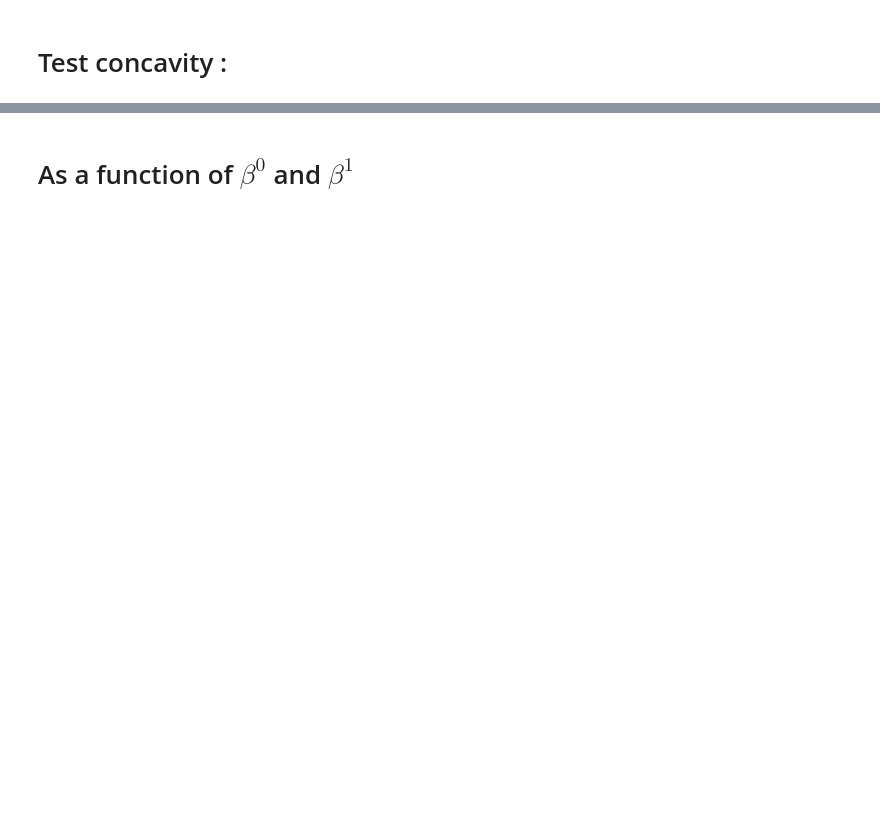
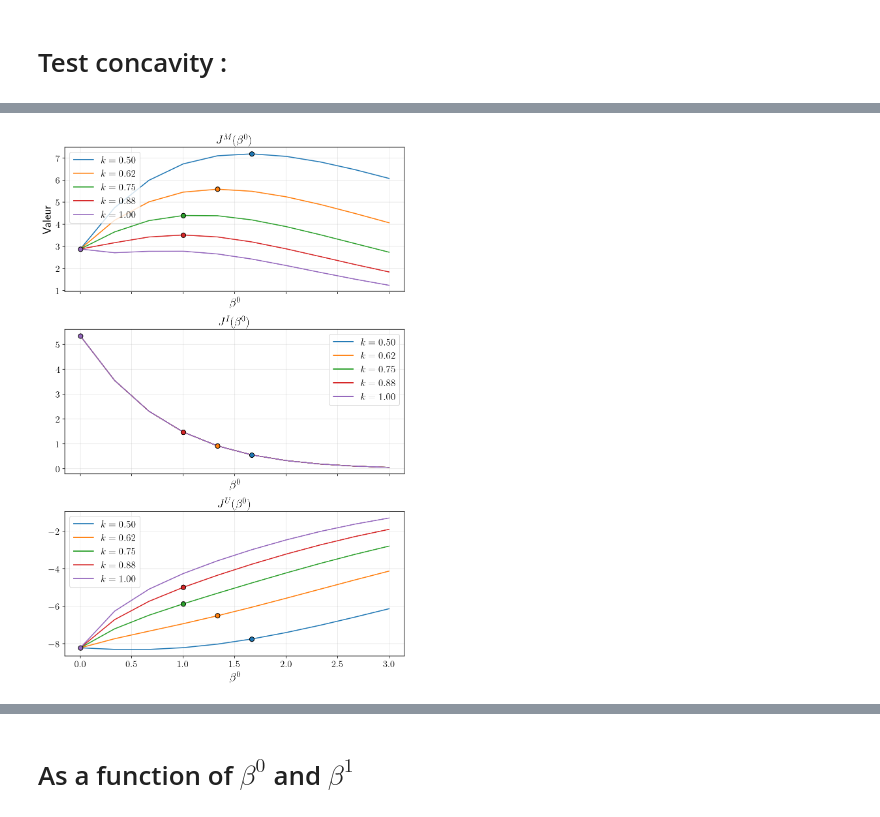
Before and after one commit to AdrienMathieu-eng/Nash-Equilibrium-, a Jupyter notebook: non_linear_BSDE_v2.ipynb, the cells around one changed output, grey strips where cells are left out. Saved outputs shown, nothing was run; the diff lists cells and outputs as text; code cells hidden in the pictures; blank space fills up the shorter version.

```diff
--- a/non_linear_BSDE_v2.ipynb
+++ b/non_linear_BSDE_v2.ipynb
@@ -1457,0 +1678,58 @@ l
+# %%
+fig, axes = plt.subplots(3, 1, figsize=(8, 12), sharex=True)
+titles = [r'$J^M(\beta^0)$', r'$J^I(\beta^0)$', r'$J^U(\beta^0)$']
+
+max_points = []  # liste de tuples (k, beta0_max, JM_max)
+for k in k_values:
+    JM_vals = [JM(beta0, k)[0] for beta0 in beta0_values]
+    max_idx = np.argmax(JM_vals)
+    max_beta0 = beta0_values[max_idx]
+    max_JM = JM_vals[max_idx]
+    max_points.append((k, max_beta0, max_JM))
+
+# Étape 2 : tracé des 3 sous-graphiques côte à côte
+for i, ax in enumerate(axes):
+    for k in k_values:
+        JM_vals = [JM(beta0, k)[0] for beta0 in beta0_values]
+        JU_vals = [JM(beta0, k)[1] for beta0 in beta0_values]
+        JI_vals = [-JU - JM for JU, JM in zip(JU_vals, JM_vals)]
+
+        if i == 0:
+            y_vals = JM_vals
+        elif i == 1:
+            y_vals = JI_vals
+        else:
+            y_vals = JU_vals
+
+        line, = ax.plot(beta0_values, y_vals, label=fr'$k={k:.2f}$')
+
+    # Ajouter les points communs (max de J^M)
+    for k, beta0_star, _ in max_points:
+        color = None
+        # retrouver la couleur de la ligne correspondante à k
+        for line in ax.get_lines():
+            if line.get_label() == fr'$k={k:.2f}$':
+                color = line.get_color()
+                break
+        if color:
+            y_val = None
+            if i == 0:
+                y_val = [JM(beta0_star, k)[0] for _ in [0]][0]
+            elif i == 1:
+                y_val = -JM(beta0_star, k)[0] - JM(beta0_star, k)[1]
+            else:
+                y_val = [JM(beta0_star, k)[1] for _ in [0]][0]
+
+            ax.scatter(beta0_star, y_val, color=color, s=50, zorder=5, edgecolors="black")
+
+    ax.set_title(titles[i], fontsize=fsL)
+    ax.set_xlabel(r'$\beta^0$', fontsize=fsL)
+    ax.legend(fontsize=fs, ncol=1, frameon=True, framealpha=0.8, markerscale=0.8)
+    ax.grid(True, alpha=0.3)
+
+axes[0].set_ylabel("Valeur", fontsize=fsL)
+plt.tight_layout()
+plt.savefig("figures_Stackelberg/test_concavity_with_max_subplots.pdf", format="pdf", dpi=dpi)
+plt.show()
+# %% [output]
+[figure, added]
```
Also changed, not shown: parts of 53 cells of this notebook.
